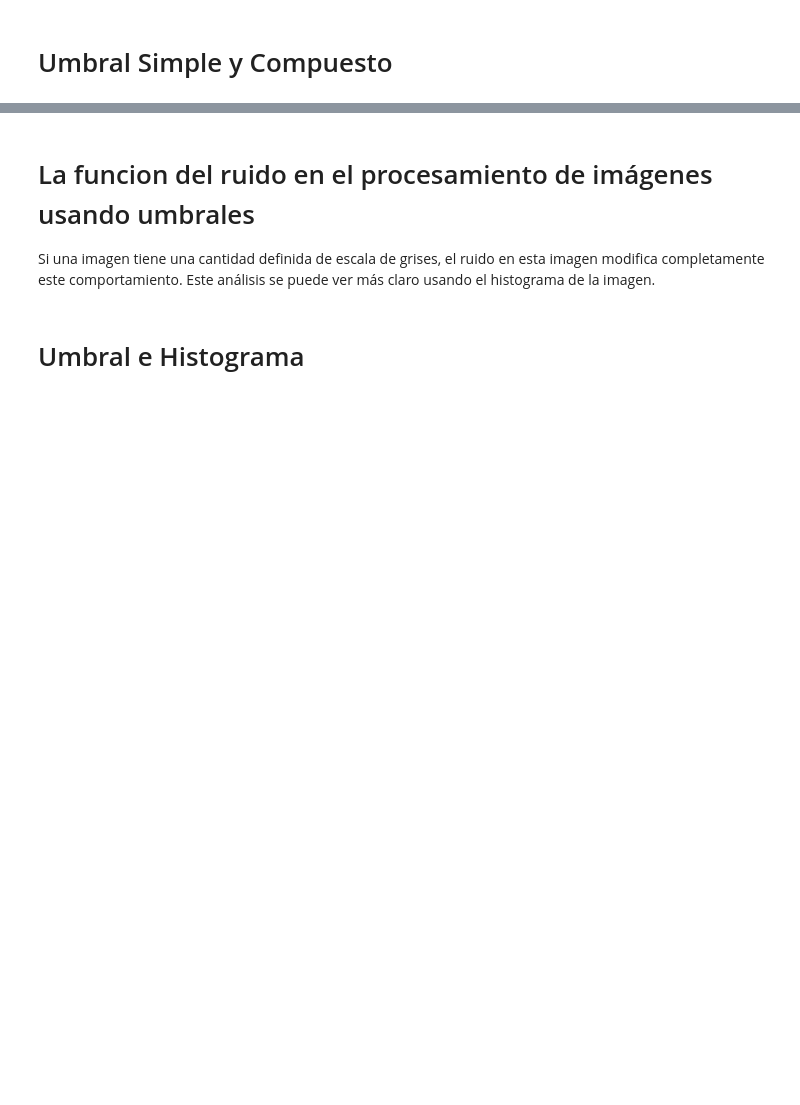
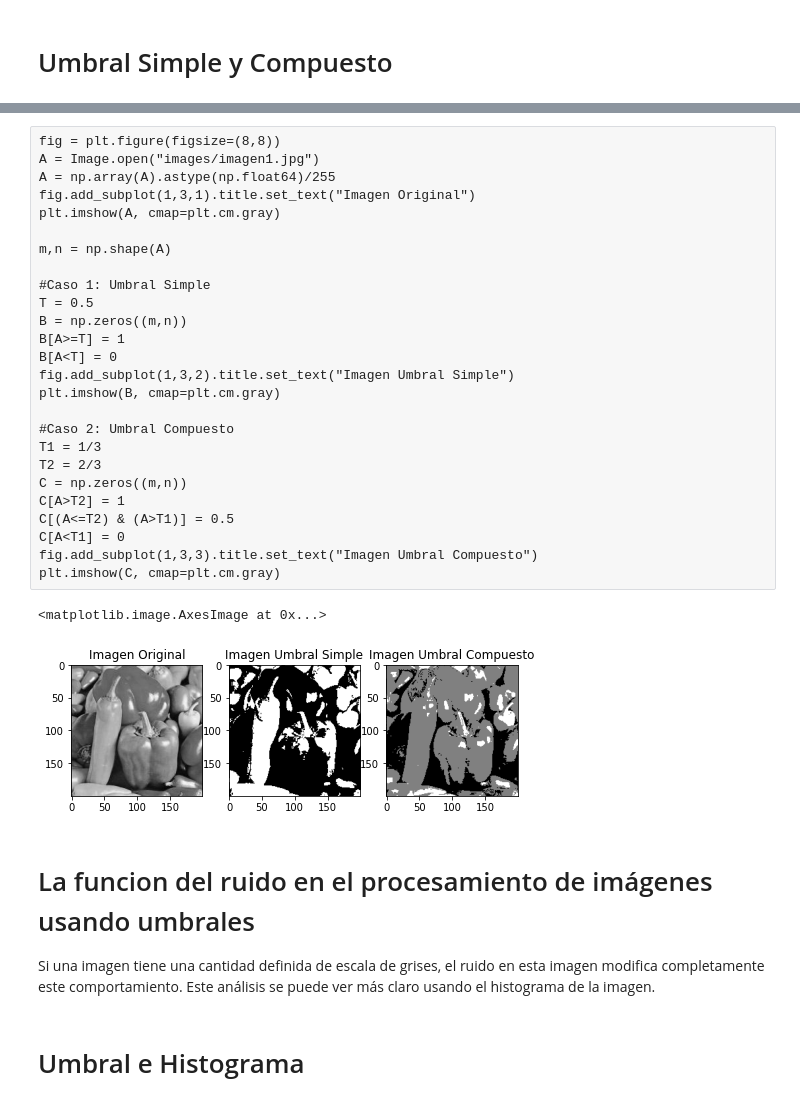
Before and after one commit to bakkim05/PAID_Electiva, a Jupyter notebook: 12.Compresion_de_Imagenes/Compresion_de_imagenes.ipynb, the cells around one changed output, grey strips where cells are left out. Saved outputs shown, nothing was run; the diff lists cells and outputs as text; blank space fills up the shorter version.

```diff
--- a/12.Compresion_de_Imagenes/Compresion_de_imagenes.ipynb
+++ b/12.Compresion_de_Imagenes/Compresion_de_imagenes.ipynb
@@ -59,3 +63,32 @@ title("Imagen Umbral Compuesto")
+# %%
+fig = plt.figure(figsize=(8,8))
+A = Image.open("images/imagen1.jpg")
+A = np.array(A).astype(np.float64)/255
+fig.add_subplot(1,3,1).title.set_text("Imagen Original")
+plt.imshow(A, cmap=plt.cm.gray)
+
+m,n = np.shape(A)
+
+#Caso 1: Umbral Simple
+T = 0.5
+B = np.zeros((m,n))
+B[A>=T] = 1
+B[A<T] = 0
+fig.add_subplot(1,3,2).title.set_text("Imagen Umbral Simple")
+plt.imshow(B, cmap=plt.cm.gray)
+
+#Caso 2: Umbral Compuesto
+T1 = 1/3
+T2 = 2/3
+C = np.zeros((m,n))
+C[A>T2] = 1
+C[(A<=T2) & (A>T1)] = 0.5
+C[A<T1] = 0
+fig.add_subplot(1,3,3).title.set_text("Imagen Umbral Compuesto")
+plt.imshow(C, cmap=plt.cm.gray)
+# %% [output]
+<matplotlib.image.AxesImage at 0x...>
+[figure, added]
 # %% [markdown]
 # La funcion del ruido en el procesamiento de imágenes usando umbrales
 
```
Also changed, not shown: parts of 23 cells of this notebook, 16 other files.
